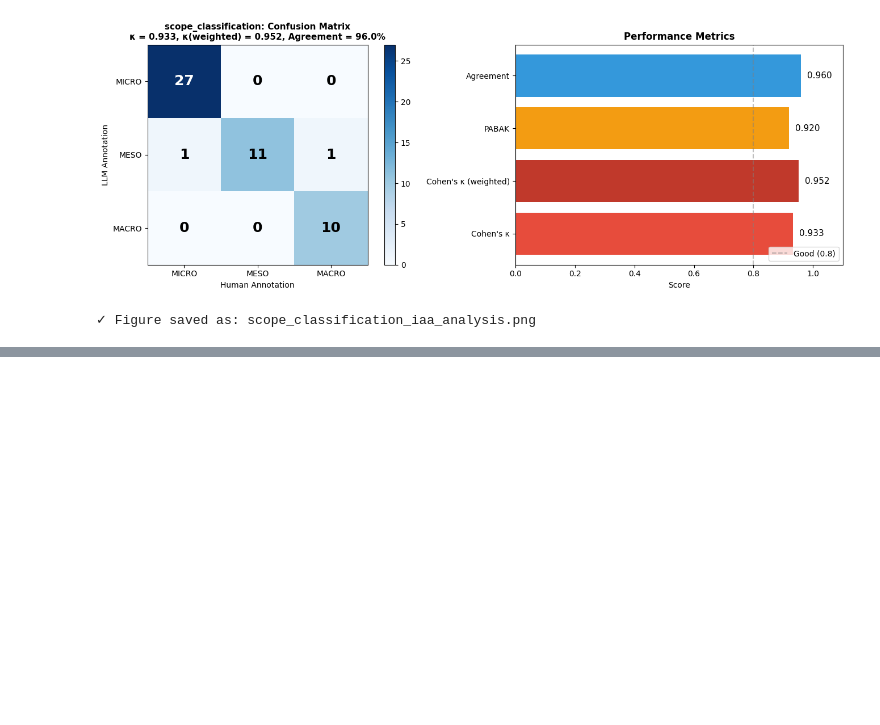
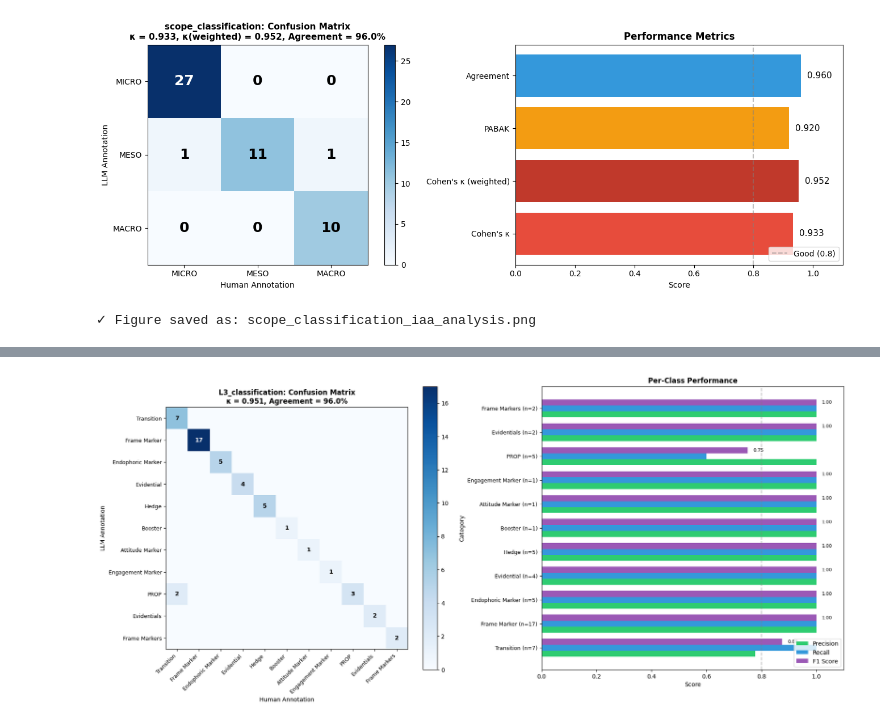
Before and after one commit to javadhaditaghi/computationalrhetoric-metadiscourseannotation, a Jupyter notebook: analysis/Inter-annotator-agreement.ipynb, the cells around one changed output, grey strips where cells are left out. Saved outputs shown, nothing was run; the diff lists cells and outputs as text; code cells hidden in the pictures; blank space fills up the shorter version.

Commit message:
add the final IAA and confusion matrix for all the columns

```diff
--- a/analysis/Inter-annotator-agreement.ipynb
+++ b/analysis/Inter-annotator-agreement.ipynb
@@ -1014,0 +1226,88 @@ Analysis complete!
+# %%
+# ============================================
+# VISUALIZE L3 CONFUSION MATRIX
+# ============================================
+
+# Create larger figure for many categories
+fig, axes = plt.subplots(1, 2, figsize=(18, 8))
+
+# ============================================
+# Left: Confusion Matrix (heatmap)
+# ============================================
+ax1 = axes[0]
+im = ax1.imshow(cm, interpolation='nearest', cmap='Blues')
+cbar = ax1.figure.colorbar(im, ax=ax1)
+
+ax1.set(xticks=np.arange(len(labels_present)),
+        yticks=np.arange(len(labels_present)),
+        xticklabels=labels_present,
+        yticklabels=labels_present,
+        xlabel='Human Annotation',
+        ylabel='LLM Annotation')
+ax1.set_title(f'L3_classification: Confusion Matrix\nκ = {kappa:.3f}, Agreement = {pct:.1f}%',
+              fontsize=12, fontweight='bold')
+
+# Rotate x labels for readability
+plt.setp(ax1.get_xticklabels(), rotation=45, ha='right', fontsize=9)
+plt.setp(ax1.get_yticklabels(), fontsize=9)
+
+# Add text annotations
+thresh = cm.max() / 2
+for i in range(len(labels_present)):
+    for j in range(len(labels_present)):
+        if cm[i, j] > 0:  # Only show non-zero values
+            ax1.text(j, i, format(cm[i, j], 'd'),
+                     ha="center", va="center",
+                     color="white" if cm[i, j] > thresh else "black",
+                     fontsize=10, fontweight='bold')
+
+# ============================================
+# Right: Per-class F1 scores (horizontal bar)
+# ============================================
+ax2 = axes[1]
+
+f1_per_class = []
+prec_per_class = []
+rec_per_class = []
+support_per_class = []
+
+for label in labels_present:
+    human_binary = (human_col == label).astype(int)
+    llm_binary = (llm_col == label).astype(int)
+    f1_per_class.append(f1_score(human_binary, llm_binary, zero_division=0))
+    prec_per_class.append(precision_score(human_binary, llm_binary, zero_division=0))
+    rec_per_class.append(recall_score(human_binary, llm_binary, zero_division=0))
+    support_per_class.append(human_binary.sum())
+
+# Create horizontal bar chart
+y = np.arange(len(labels_present))
+height = 0.25
+
+bars1 = ax2.barh(y - height, prec_per_class, height, label='Precision', color='#2ecc71')
+bars2 = ax2.barh(y, rec_per_class, height, label='Recall', color='#3498db')
+bars3 = ax2.barh(y + height, f1_per_class, height, label='F1 Score', color='#9b59b6')
+
+ax2.set_xlabel('Score')
+ax2.set_ylabel('Category')
+ax2.set_title('Per-Class Performance', fontsize=12, fontweight='bold')
+ax2.set_yticks(y)
+ax2.set_yticklabels([f"{l} (n={s})" for l, s in zip(labels_present, support_per_class)], fontsize=9)
+ax2.set_xlim(0, 1.1)
+ax2.legend(loc='lower right')
+ax2.axvline(x=0.8, color='gray', linestyle='--', alpha=0.5, label='Good (0.8)')
+
+# Add value labels
+for bars in [bars3]:  # Only show F1 labels to avoid clutter
+    for bar in bars:
+        width = bar.get_width()
+        if width > 0:
+            ax2.text(width + 0.02, bar.get_y() + bar.get_height()/2,
+                     f'{width:.2f}', va='center', fontsize=8)
+
+plt.tight_layout()
+plt.savefig('L3_classification_iaa_analysis.png', dpi=150, bbox_inches='tight')
+plt.show()
+
+print("\n✓ Figure saved as: L3_classification_iaa_analysis.png")
+# %% [output]
+[figure, added]
```
Also changed, not shown: parts of 19 cells of this notebook.
